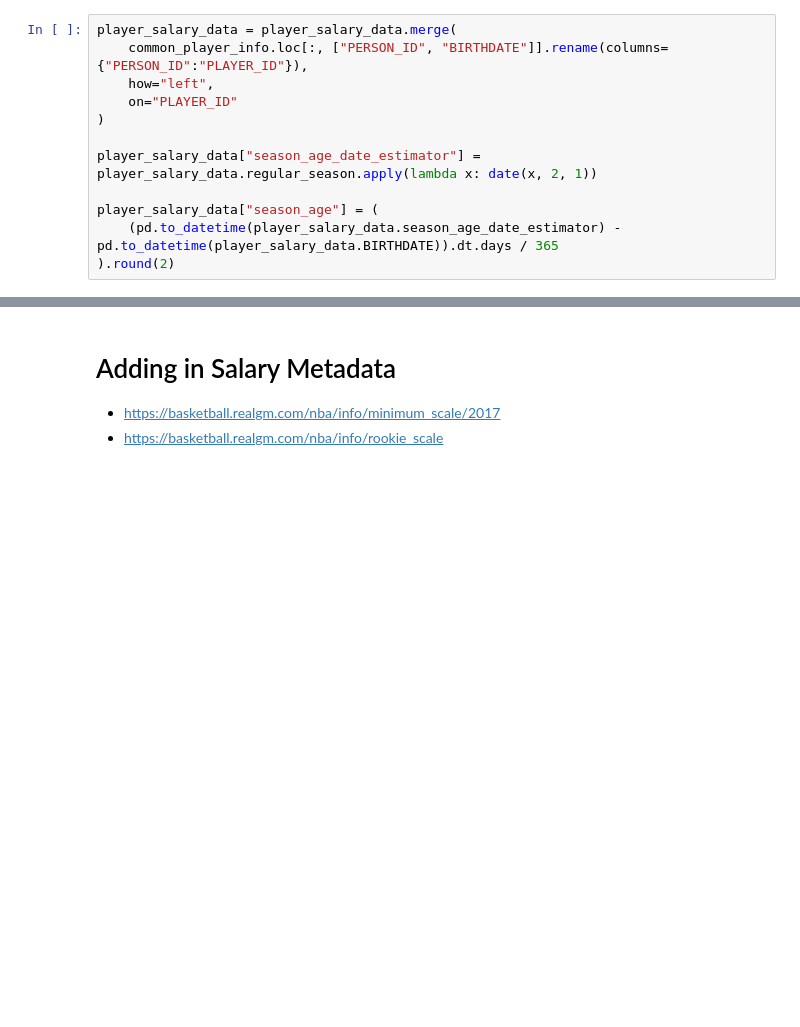
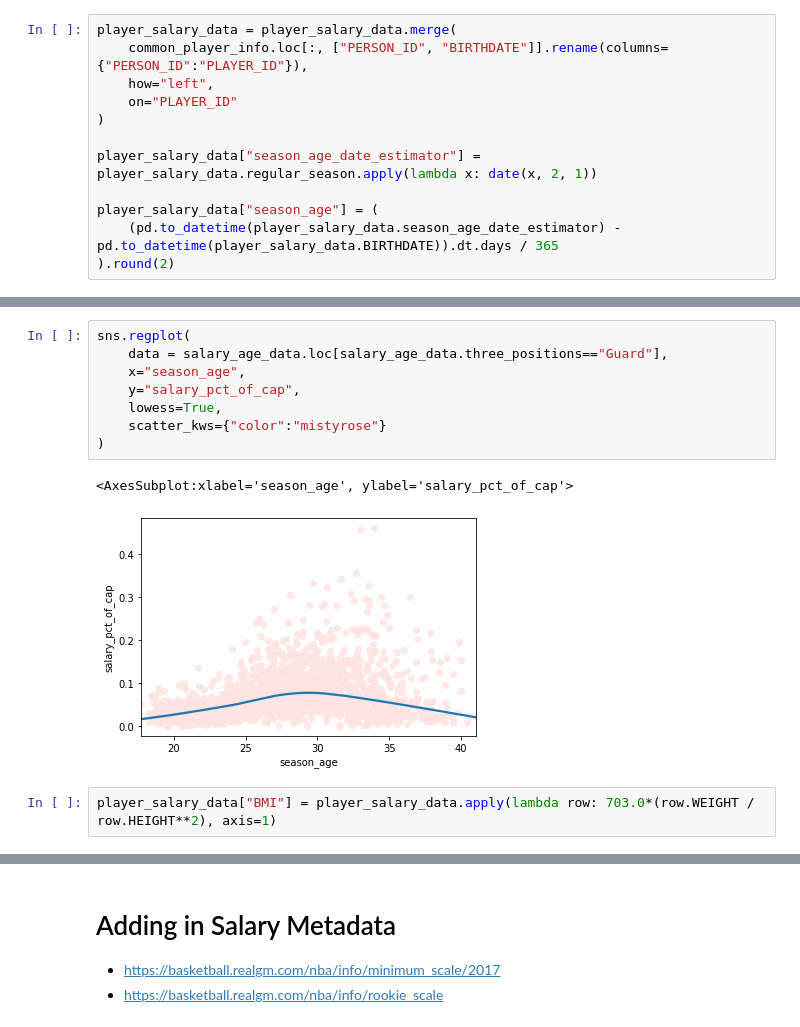
Before and after one commit to wfordh/nba_salaries_work, a Jupyter notebook: salary_analysis_plots.ipynb, the cells around one changed output, grey strips where cells are left out. Drawn from its saved outputs; the diff is of its cells as text; blank space fills up the shorter version.

```diff
--- a/salary_analysis_plots.ipynb
+++ b/salary_analysis_plots.ipynb
@@ -383,0 +417,13 @@ Name: salary_pct_of_cap, Length: 4656, dtype: float64
+# %%
+sns.regplot(
+    data = salary_age_data.loc[salary_age_data.three_positions=="Guard"],
+    x="season_age",
+    y="salary_pct_of_cap",
+    lowess=True,
+    scatter_kws={"color":"mistyrose"}
+)
+# %% [output]
+<AxesSubplot:xlabel='season_age', ylabel='salary_pct_of_cap'>
+[figure, added]
+# %%
+player_salary_data["BMI"] = player_salary_data.apply(lambda row: 703.0*(row.WEIGHT / row.HEIGHT**2), axis=1)
```
Also changed, not shown: parts of 37 cells of this notebook.
